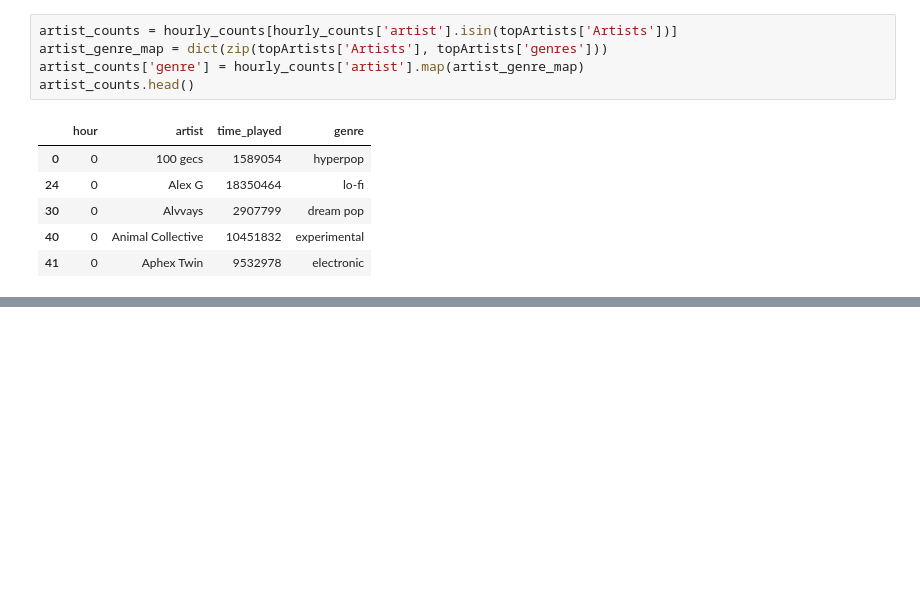
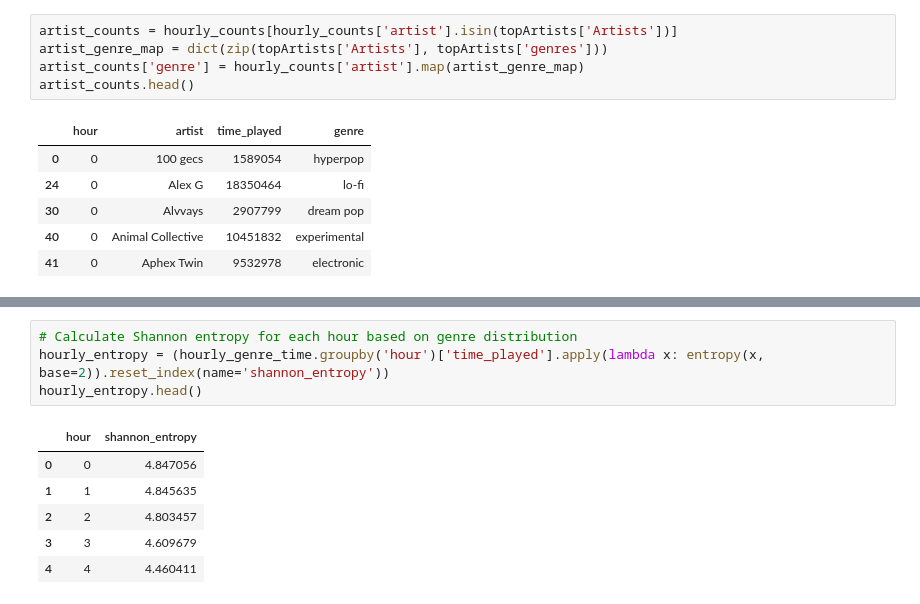
Before and after one commit to whatsername07/Data-Analysis-on-Spotify-Streaming-History, a Jupyter notebook: circadian.ipynb, the cells around one changed output, grey strips where cells are left out. Drawn from its saved outputs; the diff is of its cells as text; blank space fills up the shorter version.

```diff
--- a/circadian.ipynb
+++ b/circadian.ipynb
@@ -225,0 +238,11 @@ artist_counts.head()
+# %%
+# Calculate Shannon entropy for each hour based on genre distribution
+hourly_entropy = (hourly_genre_time.groupby('hour')['time_played'].apply(lambda x: entropy(x, base=2)).reset_index(name='shannon_entropy'))
+hourly_entropy.head()
+# %% [output]
+|  | hour | shannon_entropy |
+| 0 | 0 | 4.847056 |
+| 1 | 1 | 4.845635 |
+| 2 | 2 | 4.803457 |
+| 3 | 3 | 4.609679 |
+| 4 | 4 | 4.460411 |
```
Also changed, not shown: parts of 4 cells of this notebook.
